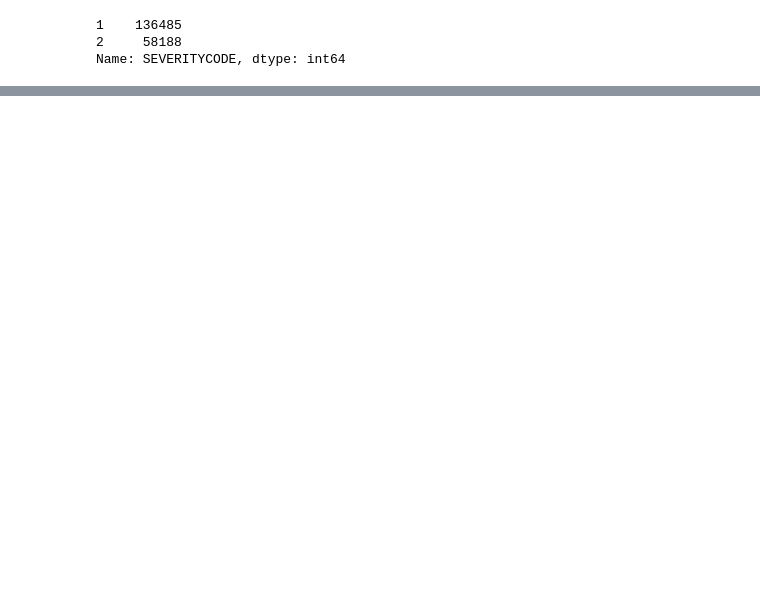
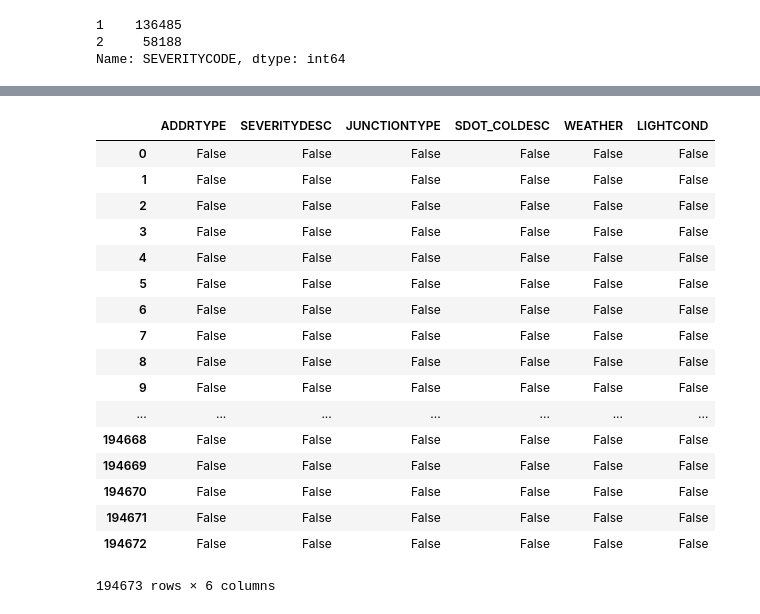
Before and after one commit to dheerajrokade/Coursera_Capstone, a Jupyter notebook: FinalProjectNotebook.ipynb, the cells around one changed output, grey strips where cells are left out. Saved outputs shown, nothing was run; the diff lists cells and outputs as text; code cells hidden in the pictures; blank space fills up the shorter version.

```diff
--- a/FinalProjectNotebook.ipynb
+++ b/FinalProjectNotebook.ipynb
@@ -112,0 +223,5 @@ array([2, 1], dtype=int64)
+# %%
+# We drop all columns expect the listed above
+df.drop(df.columns.difference(['SEVERITYDESC', 'ADDRTYPE', 'JUNCTIONTYPE', 'SDOT_COLDESC', 'WEATHER', 'LIGHTCOND'])\
+, axis=1, inplace=True)
+df.head()
@@ -112,0 +235,23 @@ array([2, 1], dtype=int64)
+# %%
+#show in a df format null value in boolean results
+null_values=df.isnull()
+null_values
+# %% [output]
+|  | ADDRTYPE | SEVERITYDESC | JUNCTIONTYPE | SDOT_COLDESC | WEATHER | LIGHTCOND |
+| 0 | False | False | False | False | False | False |
+| 1 | False | False | False | False | False | False |
+| 2 | False | False | False | False | False | False |
+| 3 | False | False | False | False | False | False |
+| 4 | False | False | False | False | False | False |
+| 5 | False | False | False | False | False | False |
+| 6 | False | False | False | False | False | False |
+| 7 | False | False | False | False | False | False |
+| 8 | False | False | False | False | False | False |
+| 9 | False | False | False | False | False | False |
+| ... | ... | ... | ... | ... | ... | ... |
+| 194668 | False | False | False | False | False | False |
+| 194669 | False | False | False | False | False | False |
+| 194670 | False | False | False | False | False | False |
+| 194671 | False | False | False | False | False | False |
+| 194672 | False | False | False | False | False | False |
+194673 rows × 6 columns
```
Also changed, not shown: parts of 63 cells of this notebook.
